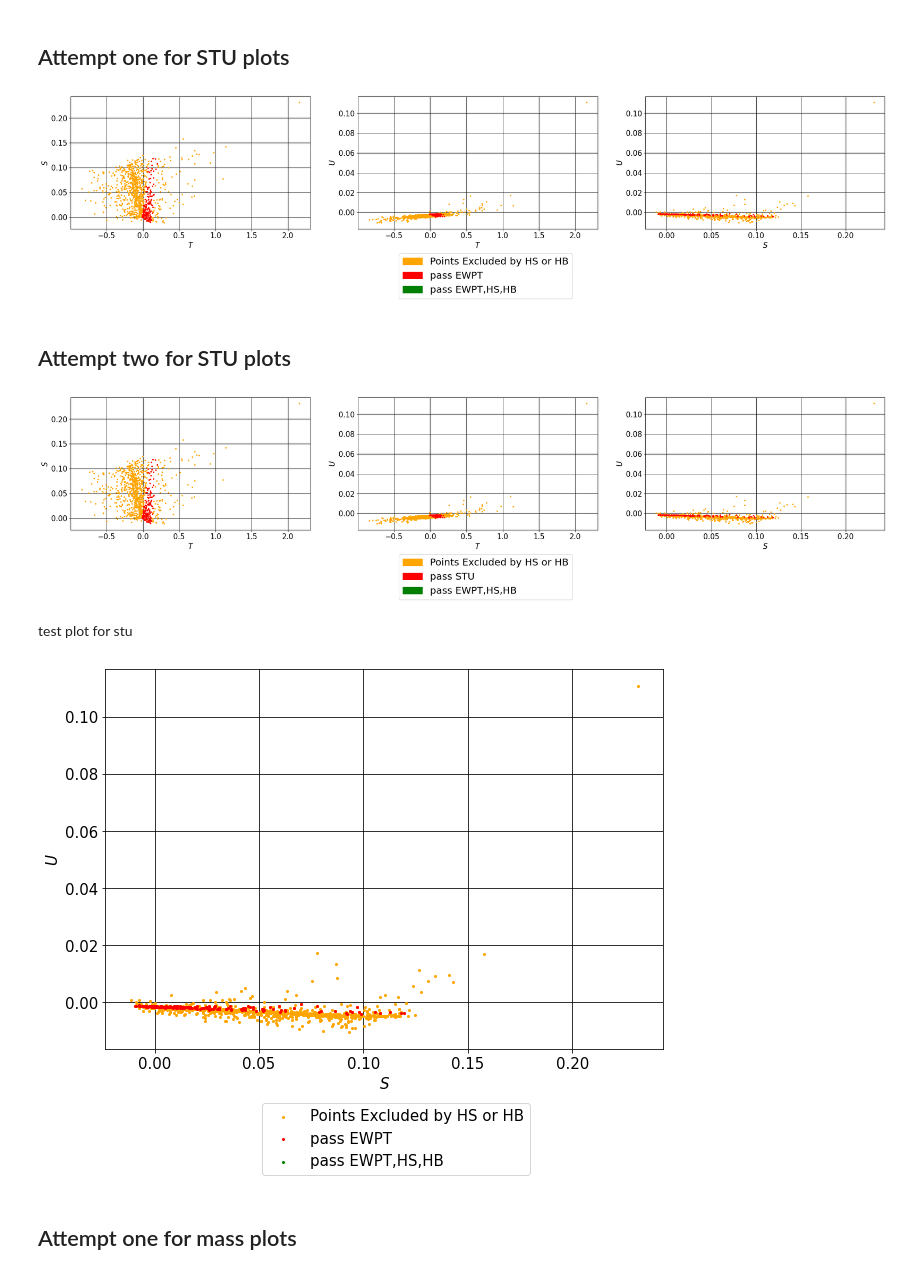
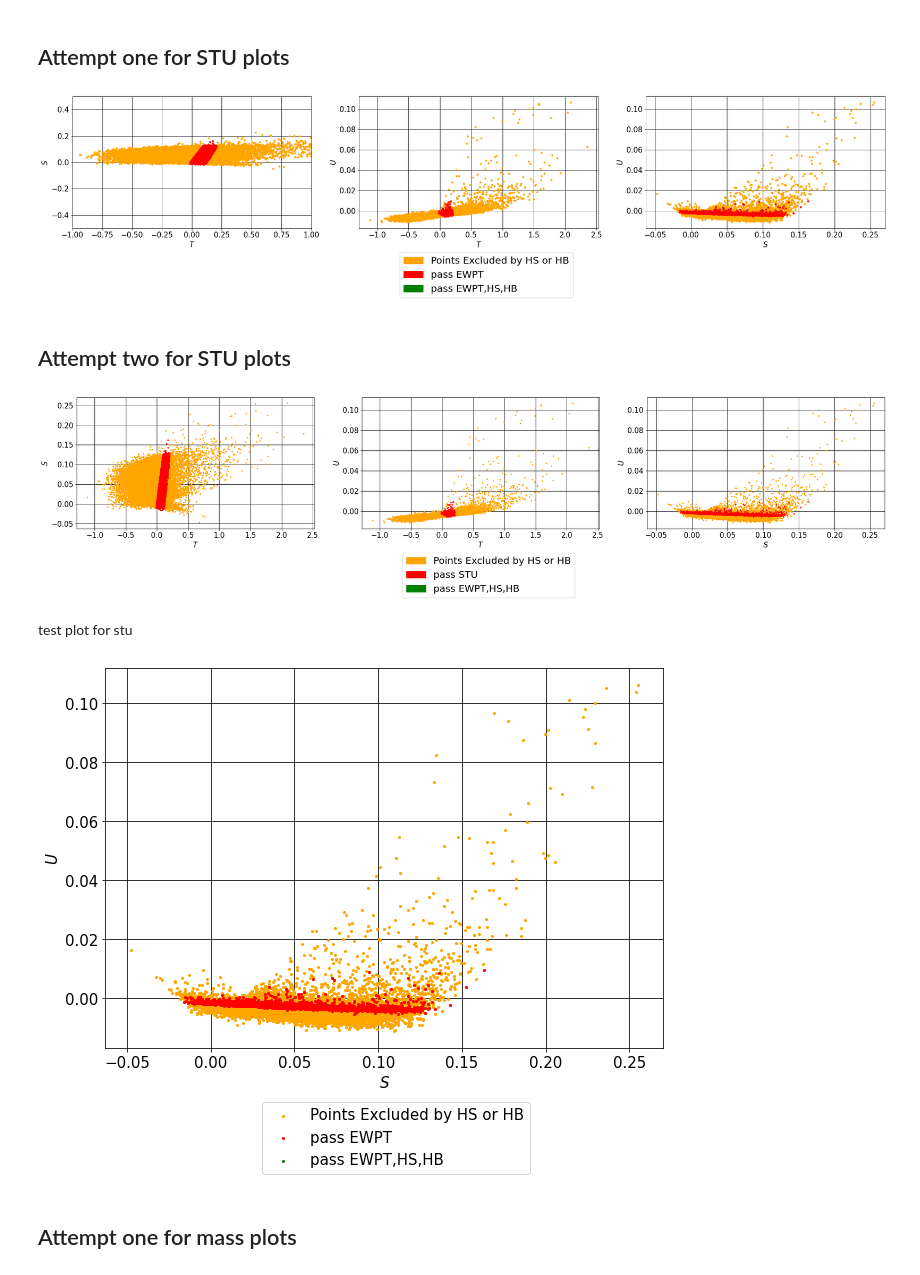
Before and after one commit to vasileios27/ExampleCodes, a Jupyter notebook: plotBGLNCS.ipynb, the cells around one changed output. Drawn from its saved outputs; the diff is of its cells as text; code cells hidden in the pictures.

```diff
--- a/plotBGLNCS.ipynb
+++ b/plotBGLNCS.ipynb
@@ -36,7 +36,7 @@ columnsNew = columns + columns2 + columns3 + columns4 + columns5
 # %% [markdown]
 ## Load data
 # %%
-df = pd.read_csv('dfB0T0.txt',header = None, delimiter = ",",names=columnsNew)
+df = pd.read_csv('dfB1T90.txt',header = None, delimiter = ",",names=columnsNew)
 # %%
 #EW1df = pd.read_csv('EW1T50data.txt',header = None, delimiter = ",",names=columnsNew)
 #D1df = pd.read_csv('D1T50data.txt',header = None, delimiter = ",",names=columns)
@@ -216,34 +224,38 @@ ax3.grid(True,which='minor',ls='--',c='grey')
 #fig.legend(loc='lower center', bbox_to_anchor=(0.52, -0.35),fontsize = 15 )
 #ax.set_xlim(120,500)
 #ax.set_ylim(120,500)
+ax1.set_xlim(-1,1)
+ax1.set_ylim(-0.5,0.5)
+
+
 ax1.set_xlabel(r'$T$', fontsize=15)
 ax1.set_ylabel(r'$S$', fontsize=15)
 ax2.set_xlabel(r'$T$', fontsize=15)
 ax2.set_ylabel(r'$U$', fontsize=15)
 ax3.set_xlabel(r'$S$', fontsize=15)
 ax3.set_ylabel(r'$U$', fontsize=15)
 
 ax1.tick_params(labelsize=15) ;
 ax2.tick_params(labelsize=15) ;
 ax3.tick_params(labelsize=15) ;
 
 handles, labels = plt.gca().get_legend_handles_labels()
 
 patch = mpatches.Patch(color=color1 ,label=r'Points Excluded by HS or HB')
 patch1 = mpatches.Patch(color=color2,label="pass EWPT")
 patch2= mpatches.Patch(color=color3,label="pass EWPT,HS,HB")
 #line = Line2D([], [],marker= "o", label = 'manual line',color='blue')
 
 handles.extend([patch,patch1,patch2])
 
 fig.legend(loc='lower center', bbox_to_anchor=(0.52, -0.3),fontsize = 20 ,handles=handles)
 
 plt.show();
 #ax = Ddf.plot.scatter(x="Mhh2", y="Mhh3", color=color1,s=ss ,label="fail EWPT",logx=True,logy= True);
 #ax.grid(True,which='major',ls='-',c='black')
 #ax.grid(True,which='minor',ls='--',c='grey')
 # %% [output]
-[figure, old version]
+[figure, new version]
 # %% [markdown]
 ## Attempt two for STU plots
 # %%
@@ -315,7 +327,7 @@ plt.show();
 #ax.grid(True,which='major',ls='-',c='black')
 #ax.grid(True,which='minor',ls='--',c='grey')
 # %% [output]
-[figure, old version]
+[figure, new version]
 # %% [markdown]
 test plot for stu
 # %%
@@ -341,7 +353,7 @@ plt.show();
 #ax.grid(True,which='major',ls='-',c='black')
 #ax.grid(True,which='minor',ls='--',c='grey')
 # %% [output]
-[figure, old version]
+[figure, new version]
 # %% [markdown]
 ## Attempt one for mass plots
 # %%
```
Also changed, not shown: parts of 17 cells of this notebook, 1 other file.
